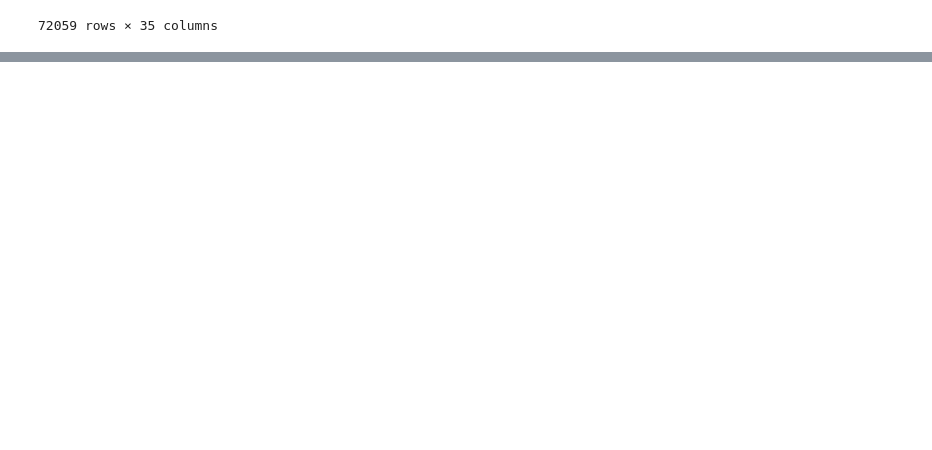
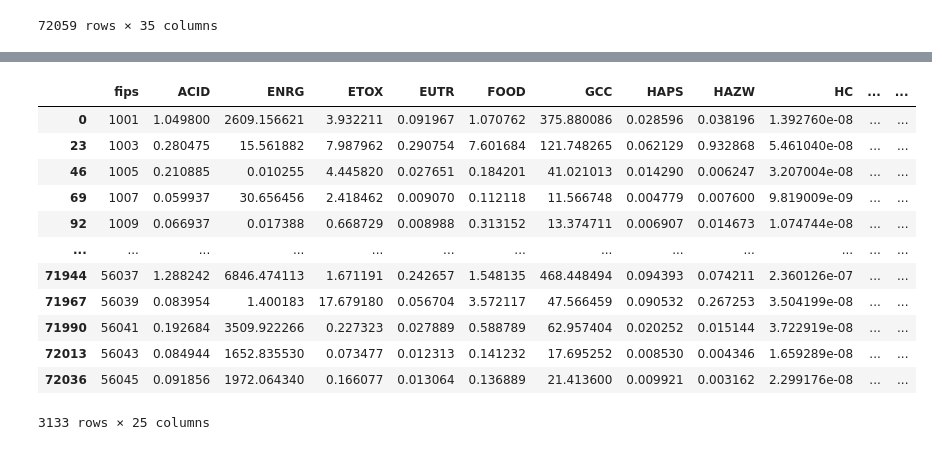
Before and after one commit to Merrel/Cancer-Industry-Dashboard, a Jupyter notebook: Nazanin/Regression_rescaledData.ipynb, the cells around one changed output, grey strips where cells are left out. Drawn from its saved outputs; the diff is of its cells as text; code cells hidden in the pictures; blank space fills up the shorter version.

```diff
--- a/Nazanin/Regression_rescaledData.ipynb
+++ b/Nazanin/Regression_rescaledData.ipynb
@@ -1103,0 +1130,24 @@ data
+# %%
+
+#selecting data for the specific cancer type
+cancerData=data["cancer"]==1
+newData=data[cancerData]
+newData=newData[['fips','ACID', 'ENRG', 'ETOX', 'EUTR',
+       'FOOD', 'GCC', 'HAPS', 'HAZW', 'HC', 'HNC', 'HRSP', 'HTOX', 'JOBS',
+       'LAND', 'METL', 'MINE', 'MSW', 'NREN', 'OZON', 'PEST', 'REN', 'SMOG',
+       'VADD', 'WATR']]
+newData
+# %% [output]
+|  | fips | ACID | ENRG | ETOX | EUTR | FOOD | GCC | HAPS | HAZW | HC | ... | ... |
+| 0 | 1001 | 1.049800 | 2609.156621 | 3.932211 | 0.091967 | 1.070762 | 375.880086 | 0.028596 | 0.038196 | 1.392760e-08 | ... | ... |
+| 23 | 1003 | 0.280475 | 15.561882 | 7.987962 | 0.290754 | 7.601684 | 121.748265 | 0.062129 | 0.932868 | 5.461040e-08 | ... | ... |
+| 46 | 1005 | 0.210885 | 0.010255 | 4.445820 | 0.027651 | 0.184201 | 41.021013 | 0.014290 | 0.006247 | 3.207004e-08 | ... | ... |
+| 69 | 1007 | 0.059937 | 30.656456 | 2.418462 | 0.009070 | 0.112118 | 11.566748 | 0.004779 | 0.007600 | 9.819009e-09 | ... | ... |
+| 92 | 1009 | 0.066937 | 0.017388 | 0.668729 | 0.008988 | 0.313152 | 13.374711 | 0.006907 | 0.014673 | 1.074744e-08 | ... | ... |
+| ... | ... | ... | ... | ... | ... | ... | ... | ... | ... | ... | ... | ... |
+| 71944 | 56037 | 1.288242 | 6846.474113 | 1.671191 | 0.242657 | 1.548135 | 468.448494 | 0.094393 | 0.074211 | 2.360126e-07 | ... | ... |
+| 71967 | 56039 | 0.083954 | 1.400183 | 17.679180 | 0.056704 | 3.572117 | 47.566459 | 0.090532 | 0.267253 | 3.504199e-08 | ... | ... |
+| 71990 | 56041 | 0.192684 | 3509.922266 | 0.227323 | 0.027889 | 0.588789 | 62.957404 | 0.020252 | 0.015144 | 3.722919e-08 | ... | ... |
+| 72013 | 56043 | 0.084944 | 1652.835530 | 0.073477 | 0.012313 | 0.141232 | 17.695252 | 0.008530 | 0.004346 | 1.659289e-08 | ... | ... |
+| 72036 | 56045 | 0.091856 | 1972.064340 | 0.166077 | 0.013064 | 0.136889 | 21.413600 | 0.009921 | 0.003162 | 2.299176e-08 | ... | ... |
+3133 rows × 25 columns
```
Also changed, not shown: parts of 11 cells of this notebook.
